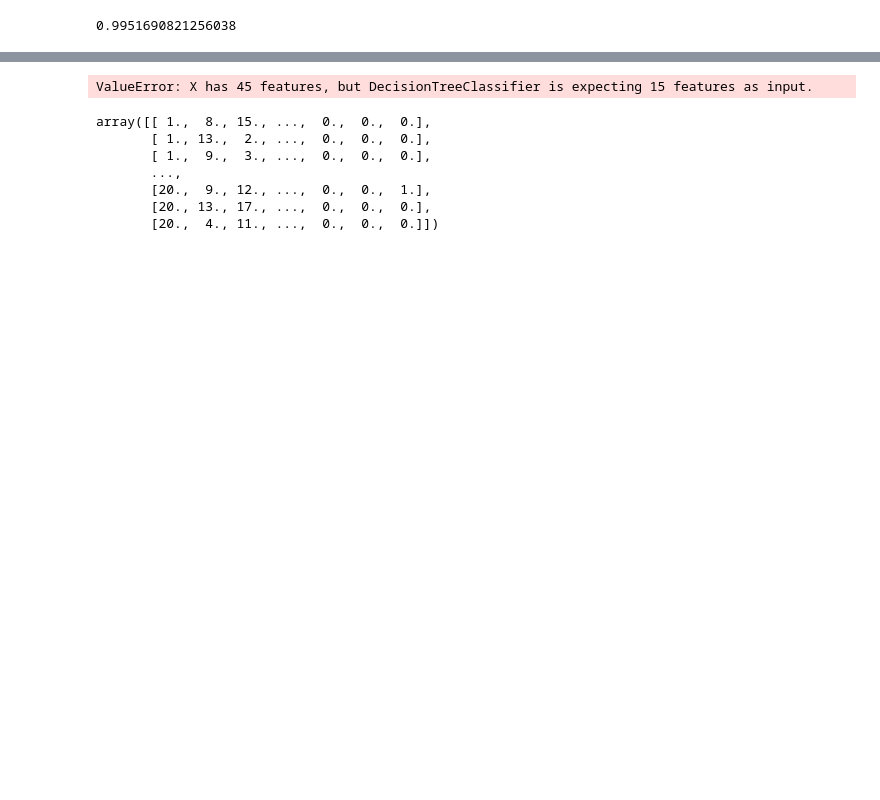
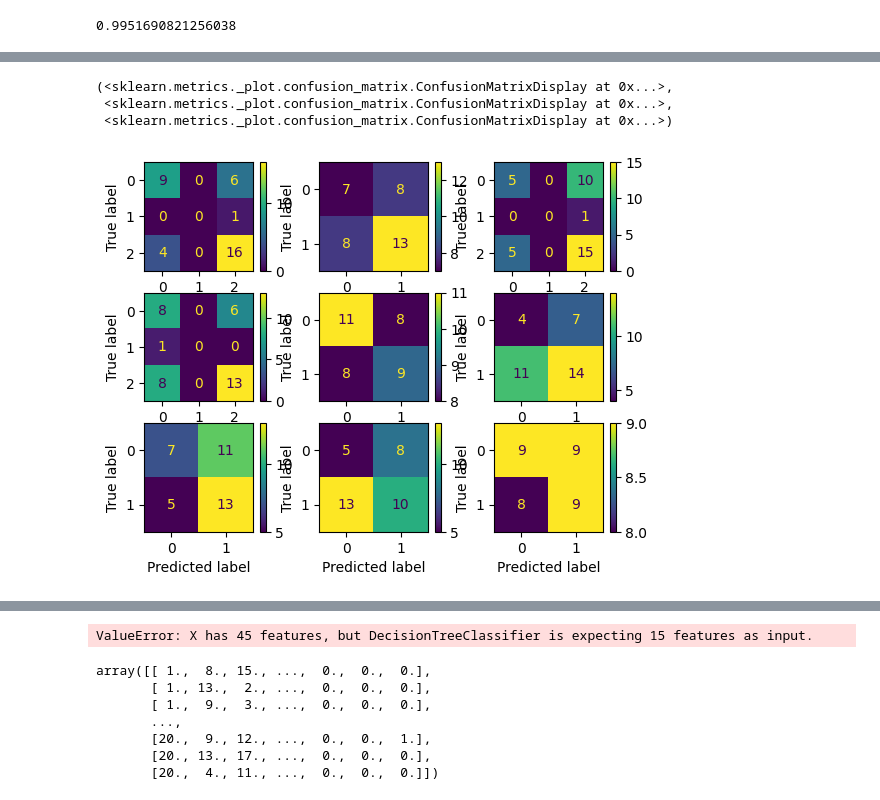
Before and after one commit to TomGallagher98/Thomas_Gallagher_Thesis, a Jupyter notebook: Data/AFL_Stats/FeatureEngineering.ipynb, the cells around one changed output, grey strips where cells are left out. Saved outputs shown, nothing was run; the diff lists cells and outputs as text; code cells hidden in the pictures; blank space fills up the shorter version.

```diff
--- a/Data/AFL_Stats/FeatureEngineering.ipynb
+++ b/Data/AFL_Stats/FeatureEngineering.ipynb
@@ -351,16 +351,17 @@ def build_dec_tree_scores(X, y, x_valid, y_valid, year):
     pred = clf.predict(x_valid)
     scores_pred = cross_val_score(clf, x_valid, y_valid)
     scores[year] = np.mean(scores_pred)
+    return print_score(clf, X, y, x_valid, y_valid)
 
-build_dec_tree_scores(x_train_2012, y_train_2012, x_valid_2012, y_valid_2012, '2012')
-build_dec_tree_scores(x_train_2013, y_train_2013, x_valid_2013, y_valid_2013, '2013')
-build_dec_tree_scores(x_train_2014, y_train_2014, x_valid_2014, y_valid_2014, '2014')
-build_dec_tree_scores(x_train_2015, y_train_2015, x_valid_2015, y_valid_2015, '2015')
-build_dec_tree_scores(x_train_2016, y_train_2016, x_valid_2016, y_valid_2016, '2016')
-build_dec_tree_scores(x_train_2017, y_train_2017, x_valid_2017, y_valid_2017, '2017')
-build_dec_tree_scores(x_train_2018, y_train_2018, x_valid_2018, y_valid_2018, '2018')
-build_dec_tree_scores(x_train_2019, y_train_2019, x_valid_2019, y_valid_2019, '2019')
-build_dec_tree_scores(x_train_2020, y_train_2020, x_valid_2020, y_valid_2020, '2020')
+n_2012 = build_dec_tree_scores(x_train_2012, y_train_2012, x_valid_2012, y_valid_2012, '2012')
+n_2013 = build_dec_tree_scores(x_train_2013, y_train_2013, x_valid_2013, y_valid_2013, '2013')
+n_2014 = build_dec_tree_scores(x_train_2014, y_train_2014, x_valid_2014, y_valid_2014, '2014')
+n_2015 = build_dec_tree_scores(x_train_2015, y_train_2015, x_valid_2015, y_valid_2015, '2015')
+n_2016 = build_dec_tree_scores(x_train_2016, y_train_2016, x_valid_2016, y_valid_2016, '2016')
+n_2017 = build_dec_tree_scores(x_train_2017, y_train_2017, x_valid_2017, y_valid_2017, '2017')
+n_2018 = build_dec_tree_scores(x_train_2018, y_train_2018, x_valid_2018, y_valid_2018, '2018')
+n_2019 = build_dec_tree_scores(x_train_2019, y_train_2019, x_valid_2019, y_valid_2019, '2019')
+n_2020 = build_dec_tree_scores(x_train_2020, y_train_2020, x_valid_2020, y_valid_2020, '2020')
 
 print(scores)
 # %% [output]
@@ -368,3 +378,14 @@ print(scores)
+# %%
+fig, ax = plt.subplots(3,3)
+
+n_2012.plot(ax=ax[0][0]), n_2013.plot(ax=ax[0][1]), n_2014.plot(ax=ax[0][2])
+n_2015.plot(ax=ax[1][0]), n_2016.plot(ax=ax[1][1]), n_2017.plot(ax=ax[1][2])
+n_2018.plot(ax=ax[2][0]), n_2019.plot(ax=ax[2][1]), n_2020.plot(ax=ax[2][2])
+# %% [output]
+(<sklearn.metrics._plot.confusion_matrix.ConfusionMatrixDisplay at 0x...>,
+ <sklearn.metrics._plot.confusion_matrix.ConfusionMatrixDisplay at 0x...>,
+ <sklearn.metrics._plot.confusion_matrix.ConfusionMatrixDisplay at 0x...>)
+[figure, added]
 # %%
 model_1_2012 = RandomForestClassifier(n_estimators=100, n_jobs=-1)
 model_1_2012.fit(x_train_2012, y_train_2012)
```
Also changed, not shown: parts of 13 cells of this notebook, 5 other files.
